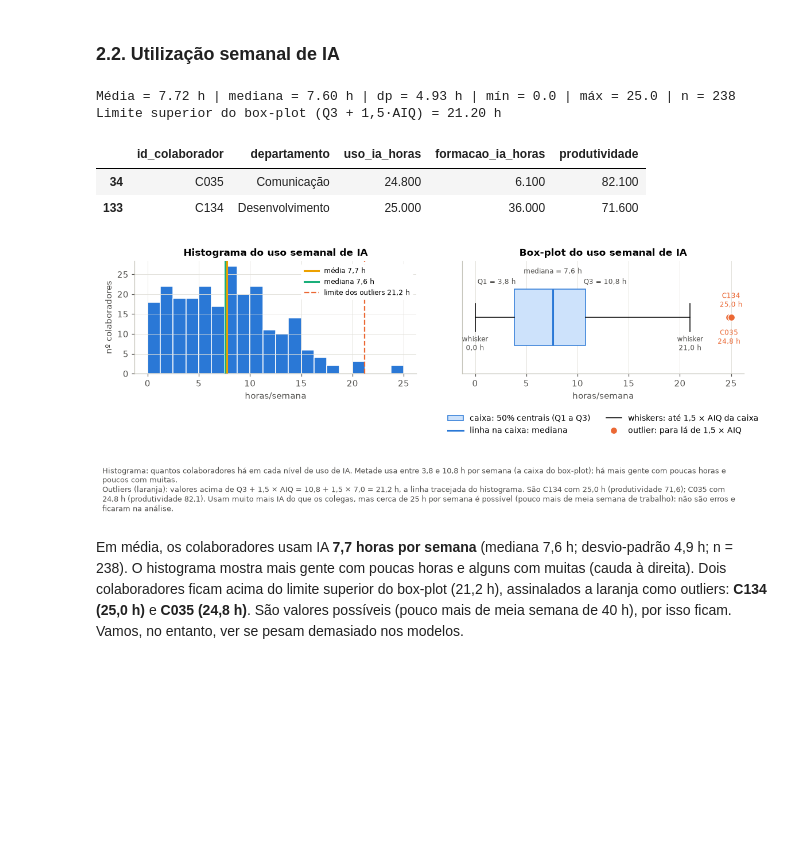
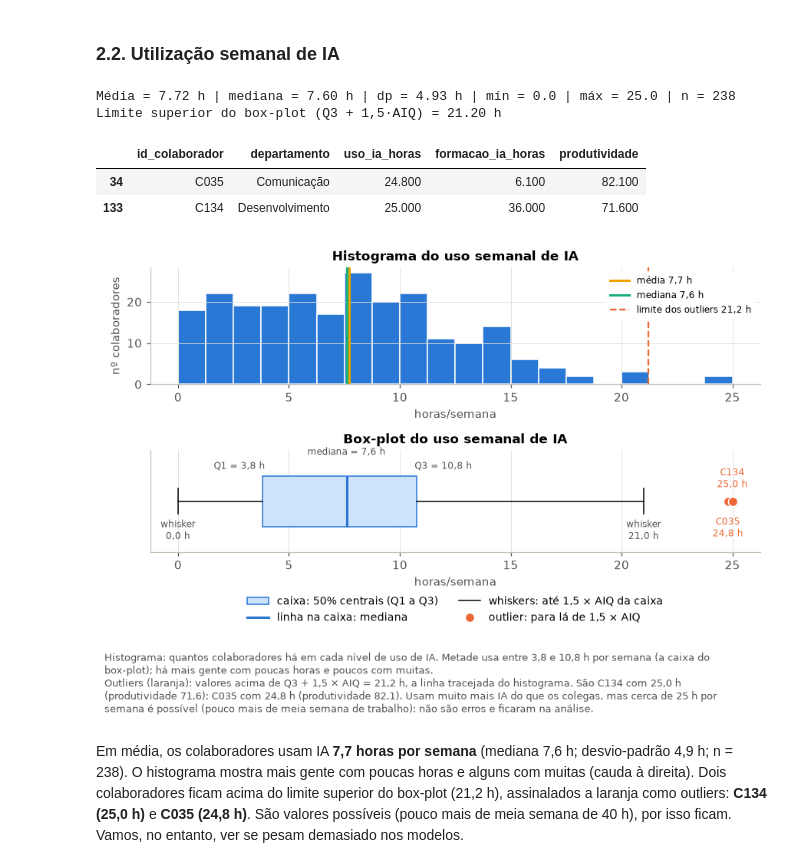
Before and after one commit to gcoutinho-ipca/tp1-mepa-ia-produtividade, a Jupyter notebook: TP1_MEPA_IA_Produtividade.ipynb, the cells around one changed output. Saved outputs shown, nothing was run; the diff lists cells and outputs as text; code cells hidden in the pictures; blank space fills up the shorter version.

```diff
--- a/TP1_MEPA_IA_Produtividade.ipynb
+++ b/TP1_MEPA_IA_Produtividade.ipynb
@@ -629,40 +629,42 @@ print(f"Limite superior do box-plot (Q3 + 1,5·AIQ) = {lim_sup:.2f} h")
 display(df[df.uso_ia_horas > lim_sup][["id_colaborador", "departamento", "uso_ia_horas", "formacao_ia_horas", "produtividade"]])
 
 fora = df[df.uso_ia_horas > lim_sup].sort_values("uso_ia_horas", ascending=False)
-fig, ax = plt.subplots(1, 2, figsize=(11, 3.6))
+# histograma em cima e box-plot em baixo: lado a lado a figura tinha 11 polegadas e, reduzida a
+# 16 cm no relatório, os valores escritos no box-plot ficavam ilegíveis
+fig, ax = plt.subplots(2, 1, figsize=(8, 4.9), gridspec_kw={"height_ratios": [1.15, 1]})
 ax[0].hist(u, bins=20, color=AZUL, edgecolor="white")
 ax[0].axvline(u.mean(), color=AMARELO, lw=2, label=f"média {fpt(u.mean())} h")
 ax[0].axvline(u.median(), color=AQUA, lw=2, label=f"mediana {fpt(u.median())} h")
 ax[0].axvline(lim_sup, color=LARANJA, lw=1.5, ls="--", label=f"limite dos outliers {fpt(lim_sup)} h")
 ax[0].legend(fontsize=8, frameon=True, facecolor="white", edgecolor="white", framealpha=1)
 ax[0].set(title="Histograma do uso semanal de IA", xlabel="horas/semana", ylabel="nº colaboradores")
 ax[1].boxplot(u, vert=False, widths=.5, patch_artist=True,
               boxprops=dict(facecolor="#cde2fb", color=AZUL), medianprops=dict(color=AZUL, lw=2),
               flierprops=dict(marker="o", markerfacecolor=LARANJA, markeredgecolor="white", markersize=8))
 # código e valor de cada outlier, alternando acima e abaixo do ponto para não se sobreporem
 for k, (_, r) in enumerate(fora.iterrows()):
     ax[1].annotate(f"{r.id_colaborador}\n{fpt(r.uso_ia_horas)} h", (r.uso_ia_horas, 1),
                    xytext=(0, 12 if k % 2 == 0 else -30), textcoords="offset points",
                    ha="center", fontsize=8, color=LARANJA)
 ax[1].set(title="Box-plot do uso semanal de IA", xlabel="horas/semana", yticks=[])
 rotulos_boxplot(ax[1], u, unidade=" h")
-legenda_boxplot(ax[1])
+legenda_boxplot(ax[1], y=-0.34)
 plt.tight_layout()
 lista = "; ".join(f"{r.id_colaborador} com {fpt(r.uso_ia_horas)} h (produtividade {fpt(r.produtividade)})"
                   for _, r in fora.iterrows())
 nota(fig, f"Histograma: quantos colaboradores há em cada nível de uso de IA. Metade usa entre {fpt(q1)} e {fpt(q3)} h por "
           f"semana (a caixa do box-plot); há mais gente com poucas horas e poucos com muitas.\n"
-          f"Outliers (laranja): valores acima de Q3 + 1,5 × AIQ = {fpt(q3)} + 1,5 × {fpt(q3 - q1)} = {fpt(lim_sup)} h, "
+          f"Outliers (laranja): valores acima de Q3 + 1,5 × AIQ = {fpt(lim_sup)} h, "
           f"a linha tracejada do histograma. São {lista}. Usam muito mais IA do que os colegas, mas cerca de 25 h por "
           f"semana é possível (pouco mais de meia semana de trabalho): não são erros e ficaram na análise.")
 guardar(fig, "fig_2_2_uso_ia"); plt.show()
 # %% [output]
 Média = 7.72 h | mediana = 7.60 h | dp = 4.93 h | mín = 0.0 | máx = 25.0 | n = 238
 Limite superior do box-plot (Q3 + 1,5·AIQ) = 21.20 h
 |  | id_colaborador | departamento | uso_ia_horas | formacao_ia_horas | produtividade |
 | 34 | C035 | Comunicação | 24.800 | 6.100 | 82.100 |
 | 133 | C134 | Desenvolvimento | 25.000 | 36.000 | 71.600 |
-[figure, old version]
+[figure, new version]
 # %% [markdown]
 Em média, os colaboradores usam IA **7,7 horas por semana** (mediana 7,6 h; desvio-padrão 4,9 h; n = 238). O histograma mostra mais gente com poucas horas e alguns com muitas (cauda à direita). Dois colaboradores ficam acima do limite superior do box-plot (21,2 h), assinalados a laranja como outliers: **C134 (25,0 h)** e **C035 (24,8 h)**. São valores possíveis (pouco mais de meia semana de 40 h), por isso ficam. Vamos, no entanto, ver se pesam demasiado nos modelos.
 # %% [markdown]
```
Also changed, not shown: parts of 17 cells of this notebook, 5 other files.
